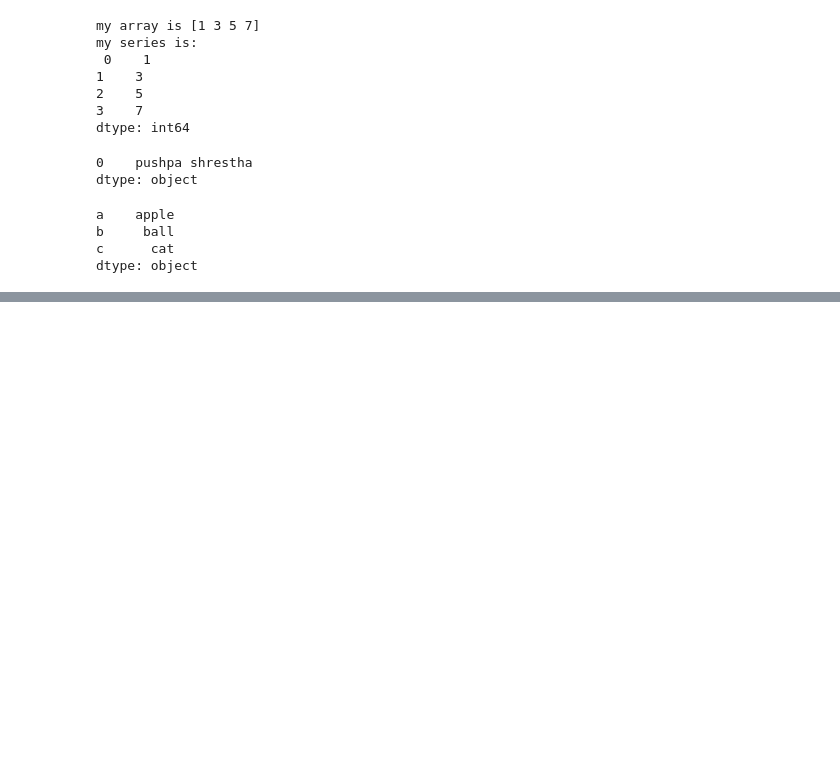
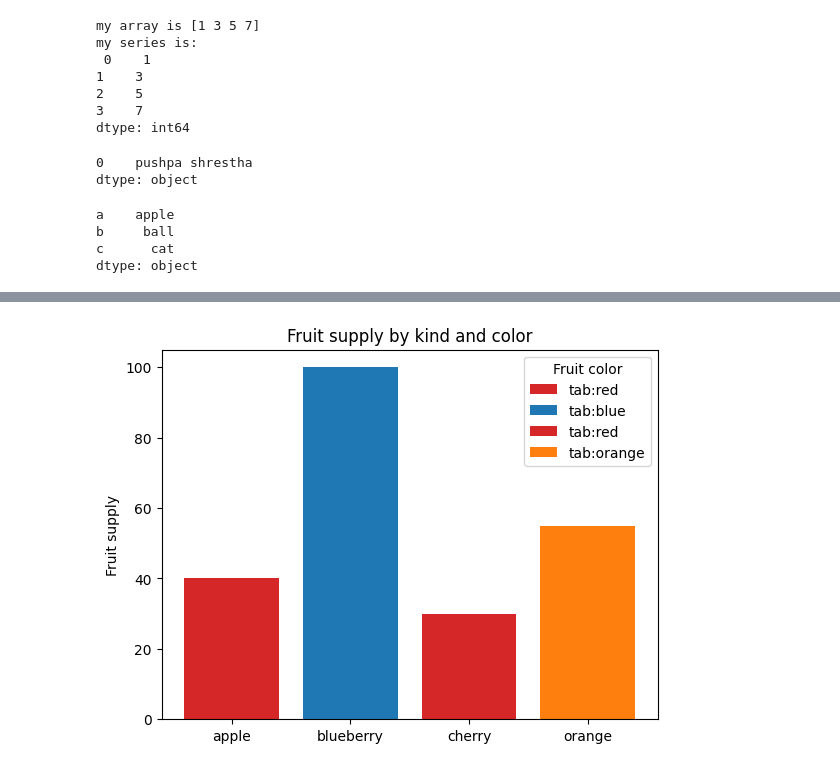
Before and after one commit to pxs1990/google_colab_ds, a Jupyter notebook: Py_Pandas.ipynb, the cells around one changed output, grey strips where cells are left out. Cells and saved outputs as stored; diff of their text form; code cells hidden in the pictures; blank space fills up the shorter version.

```diff
--- a/Py_Pandas.ipynb
+++ b/Py_Pandas.ipynb
@@ -156,0 +1683,24 @@ df_json
+# %%
+import matplotlib.pyplot as plt
+
+# Data
+fruits = ['apple', 'blueberry', 'cherry', 'orange']
+counts = [40, 100, 30, 55]
+bar_colors = ['tab:red', 'tab:blue', 'tab:red', 'tab:orange']
+
+# Creating the bar plot
+fig, ax = plt.subplots()
+
+bars = ax.bar(fruits, counts, color=bar_colors)
+
+# Setting labels for each bar
+for bar, label in zip(bars, bar_colors):
+    bar.set_label(label)
+
+ax.set_ylabel('Fruit supply')
+ax.set_title('Fruit supply by kind and color')
+ax.legend(title='Fruit color')
+
+plt.show()
+# %% [output]
+[figure, added]
```
Also changed, not shown: parts of 167 cells of this notebook.
